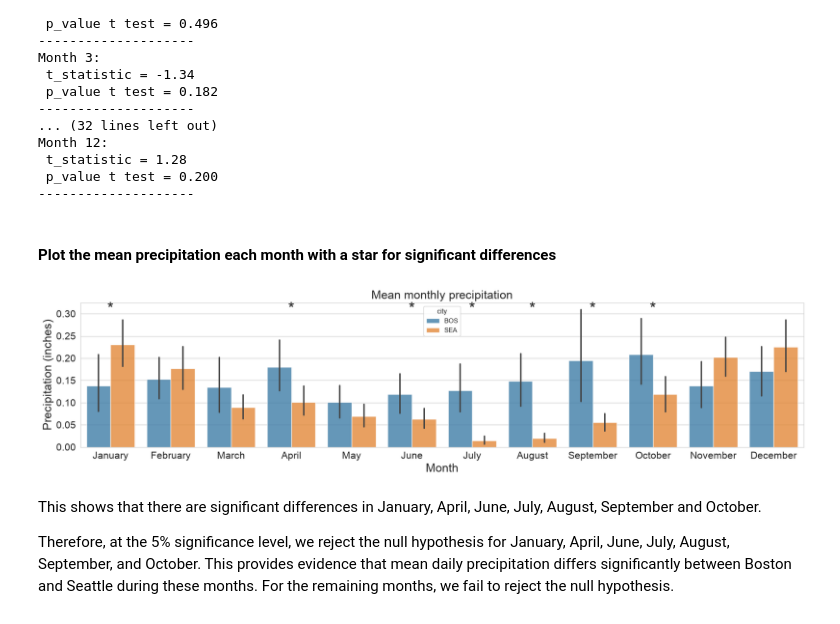
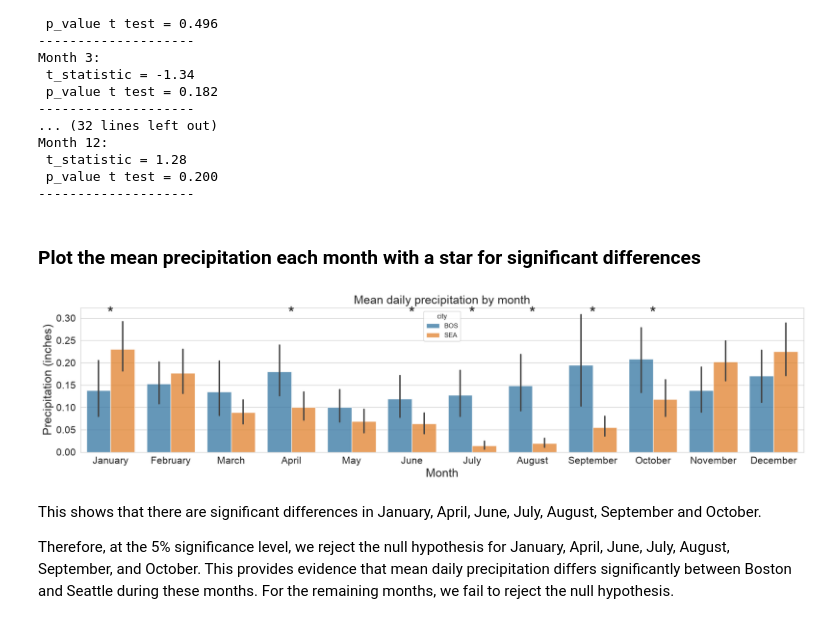
Before and after one commit to tuyettran15999/weather, a Jupyter notebook: code/Weather_Data.ipynb, the cells around one changed output. Saved outputs shown, nothing was run; the diff lists cells and outputs as text; code cells hidden in the pictures.

```diff
--- a/code/Weather_Data.ipynb
+++ b/code/Weather_Data.ipynb
@@ -714,0 +753,2 @@ Seattle has higher mean precipitation than Boston from November through February
+# %%
+df['year'] = pd.DatetimeIndex(df['date']).year
@@ -833,27 +972,27 @@ Month 12:
  p_value t test = 0.200
 --------------------
 # %% [markdown]
-#### Plot the mean precipitation each month with a star for significant differences
+### Plot the mean precipitation each month with a star for significant differences
 # %%
 plt.figure(figsize=(20,4))
 
 sns.barplot(data=df, x='month', y='precipitation', hue='city', alpha=0.75)
 
 plt.ylabel('Precipitation (inches)', fontsize=18)
 plt.xlabel('Month', fontsize=18)
-plt.title('Mean monthly precipitation', fontsize=18)
+plt.title('Mean daily precipitation by month', fontsize=18)
 
 plt.tick_params(labelsize=15)
 plt.xticks(ticks=range(12), labels=month_names)
 
-#Add stars for significantly different months
+# Add stars for significantly different months
 for month in range(12):
     if significantly_different[month] == 1:
         plt.text(month, 0.3, '*', ha='center', fontsize=25)
 
 plt.show()
 # %% [output]
-[figure, old version]
+[figure, new version]
 # %% [markdown]
 This shows that there are significant differences in January, April, June, July, August, September and October.
 
```
Also changed, not shown: parts of 61 cells of this notebook.
